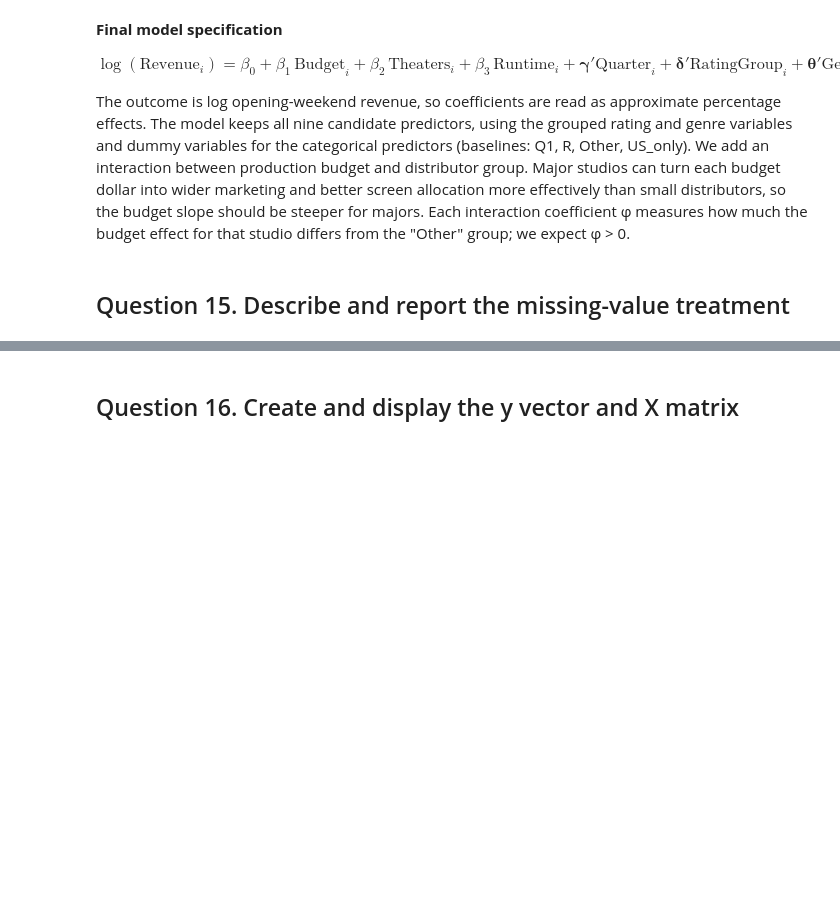
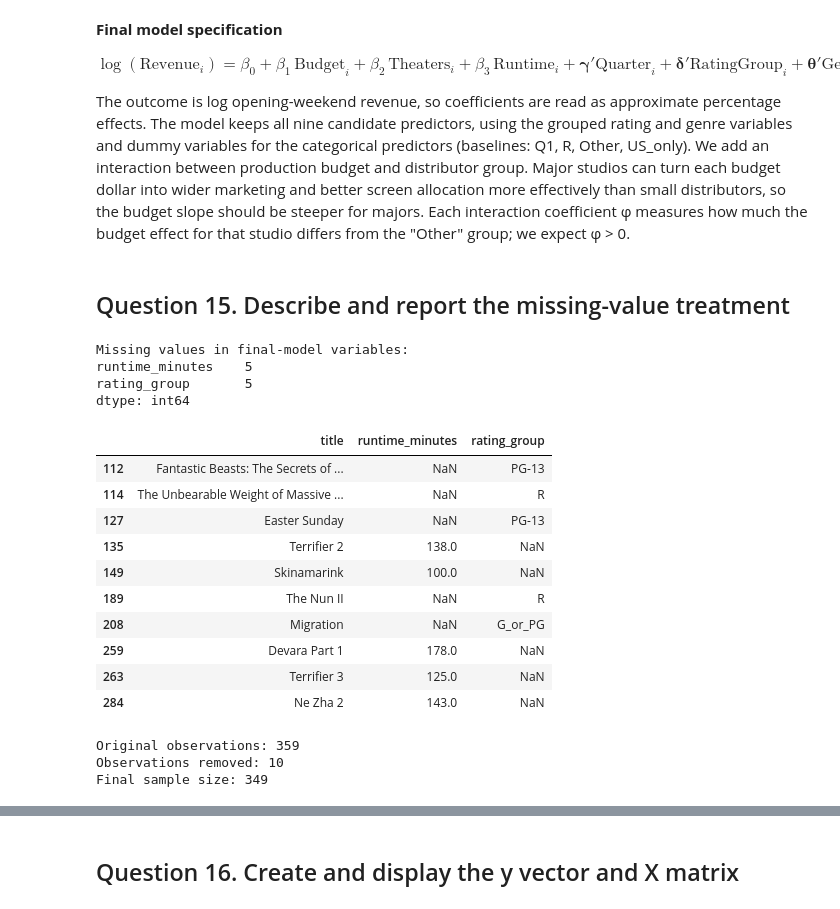
Before and after one commit to xiaogouyy/MGSC661_ass1, a Jupyter notebook: MGSC661_Movie_Regression_Homework_hints.ipynb, the cells around one changed output, grey strips where cells are left out. Saved outputs shown, nothing was run; the diff lists cells and outputs as text; code cells hidden in the pictures; blank space fills up the shorter version.

Commit message:
Added missing-value treatment

```diff
--- a/MGSC661_Movie_Regression_Homework_hints.ipynb
+++ b/MGSC661_Movie_Regression_Homework_hints.ipynb
@@ -526,3 +526,51 @@ $$
 The outcome is log opening-weekend revenue, so coefficients are read as approximate percentage effects. The model keeps all nine candidate predictors, using the grouped rating and genre variables and dummy variables for the categorical predictors (baselines: Q1, R, Other, US_only). We add an interaction between production budget and distributor group. Major studios can turn each budget dollar into wider marketing and better screen allocation more effectively than small distributors, so the budget slope should be steeper for majors. Each interaction coefficient φ measures how much the budget effect for that studio differs from the "Other" group; we expect φ > 0.
 # %% [markdown]
 ## Question 15. Describe and report the missing-value treatment
+# %%
+final_variables = [
+    "opening_weekend_revenue_musd",
+    "production_budget_musd",
+    "opening_theaters",
+    "runtime_minutes",
+    "release_quarter",
+    "rating_group",
+    "genre_group",
+    "distributor_group",
+    "production_origin",
+    "holiday_release",
+]
+
+# Missing values in the model variables only
+missing_final = df[final_variables].isna().sum()
+print("Missing values in final-model variables:")
+print(missing_final[missing_final > 0])
+
+# Which movies are affected
+rows_missing = df[final_variables].isna().any(axis=1)
+display(df.loc[rows_missing, ["title", "runtime_minutes", "rating_group"]])
+
+# Drop rows only when a final-model variable is missing
+final_data = df.dropna(subset=final_variables).copy()
+
+print("Original observations:", len(df))
+print("Observations removed:", int(rows_missing.sum()))
+print("Final sample size:", len(final_data))
+# %% [output]
+Missing values in final-model variables:
+runtime_minutes    5
+rating_group       5
+dtype: int64
+|  | title | runtime_minutes | rating_group |
+| 112 | Fantastic Beasts: The Secrets of ... | NaN | PG-13 |
+| 114 | The Unbearable Weight of Massive ... | NaN | R |
+| 127 | Easter Sunday | NaN | PG-13 |
+| 135 | Terrifier 2 | 138.0 | NaN |
+| 149 | Skinamarink | 100.0 | NaN |
+| 189 | The Nun II | NaN | R |
+| 208 | Migration | NaN | G_or_PG |
+| 259 | Devara Part 1 | 178.0 | NaN |
+| 263 | Terrifier 3 | 125.0 | NaN |
+| 284 | Ne Zha 2 | 143.0 | NaN |
+Original observations: 359
+Observations removed: 10
+Final sample size: 349
```
Also changed, not shown: parts of 6 cells of this notebook.
